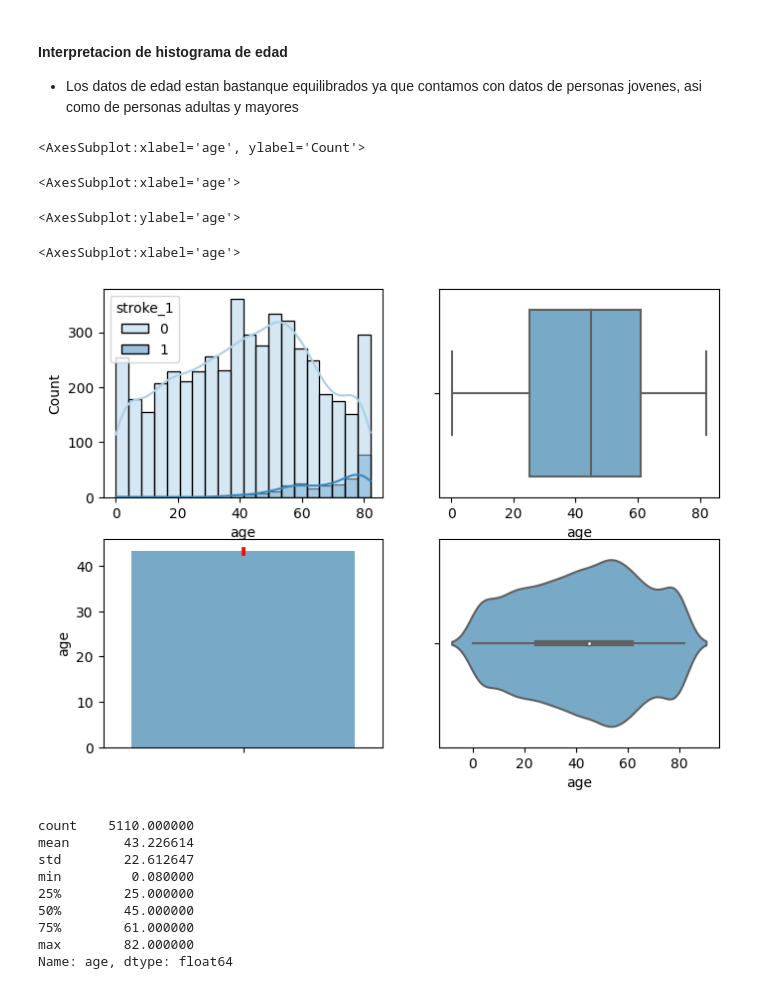
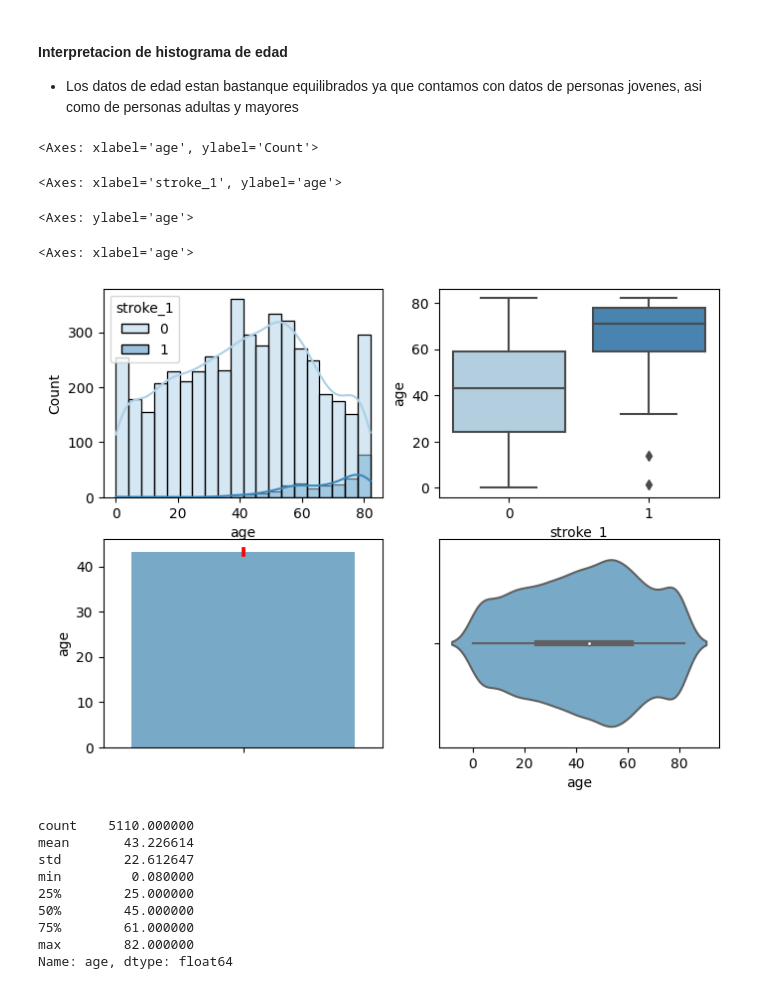
Before and after one commit to Axel2293/PAD, a Jupyter notebook: analisis.ipynb, the cells around one changed output. Saved outputs shown, nothing was run; the diff lists cells and outputs as text; code cells hidden in the pictures.

```diff
--- a/analisis.ipynb
+++ b/analisis.ipynb
@@ -522,17 +522,17 @@ ax.title.set_text("Histograma de edades por paciente")
 # %%
 fig, ax = plt.subplots(2,2, figsize=(8,6))
 # Usamos un histograma con referencia a si tuvieron o no un derrame (0: no tuvieron, 1: si tuvieron)
 sns.histplot(data=data_dumms_todas, x="age", hue="stroke_1", kde=True, ax=ax[0,0], palette="Blues")
 #grafica de bigotes
-sns.boxplot(x=data_dumms_todas.age, ax=ax[0,1], palette="Blues")
+sns.boxplot(data=data_dumms_todas, x="stroke_1", y="age", ax=ax[0,1], palette="Blues")
 sns.barplot(data=data_dumms_todas, y="age", errcolor="red", ax=ax[1,0], palette="Blues")
 sns.violinplot(x=data_dumms_todas.age, ax=ax[1,1], palette="Blues")
 # %% [output]
-<AxesSubplot:xlabel='age', ylabel='Count'>
+<Axes: xlabel='age', ylabel='Count'>
-<AxesSubplot:xlabel='age'>
+<Axes: xlabel='stroke_1', ylabel='age'>
-<AxesSubplot:ylabel='age'>
+<Axes: ylabel='age'>
-<AxesSubplot:xlabel='age'>
+<Axes: xlabel='age'>
-[figure, old version]
+[figure, new version]
 # %%
 data_dumms_todas.age.describe()
 # %% [output]
```
Also changed, not shown: parts of 58 cells of this notebook, 2 other files.
